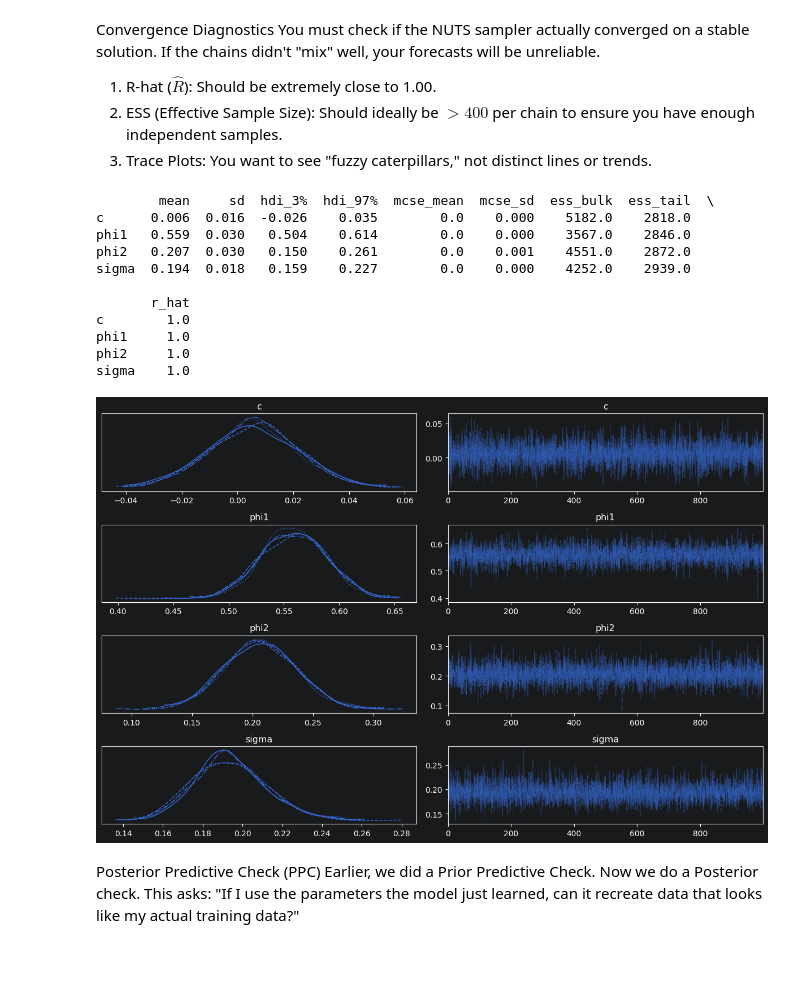
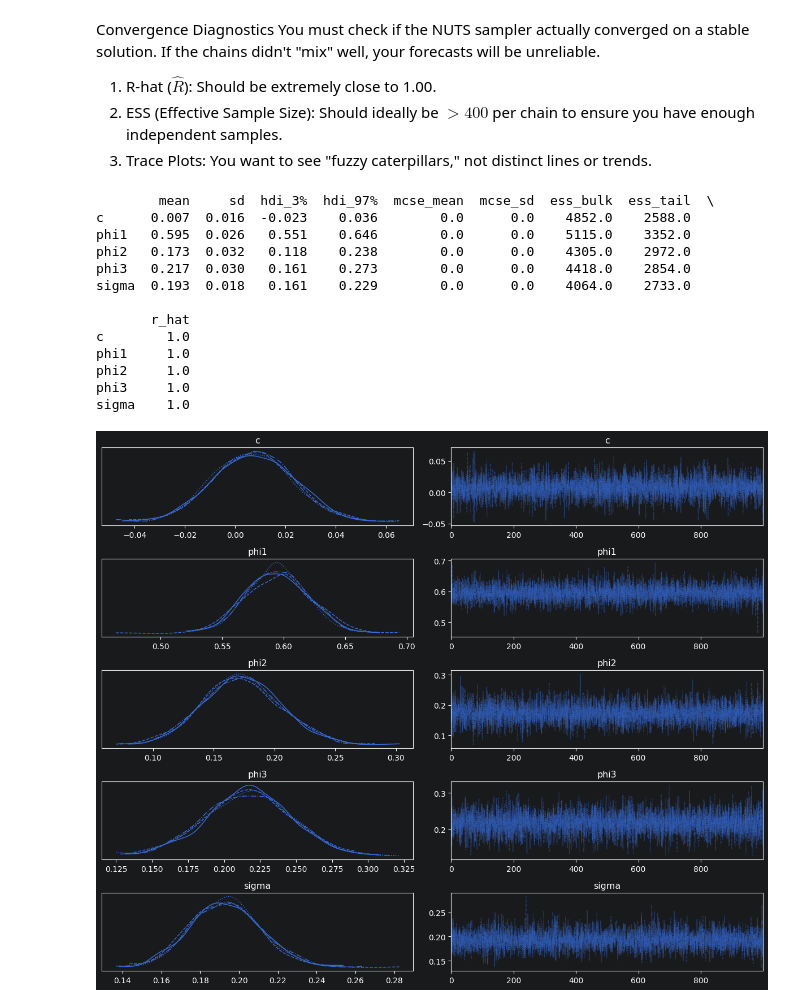
Before and after one commit to alessandro-macchi/bayesian_analysis, a Jupyter notebook: bayesian/arima-ar.ipynb, the cells around one changed output. Cells and saved outputs as stored; diff of their text form; code cells hidden in the pictures; blank space fills up the shorter version.

Commit message:
Update `arima-ar.ipynb`: Modify ARIMA order, enhance AR(3) model with improved diagnostics, and update execution timestamps

```diff
--- a/bayesian/arima-ar.ipynb
+++ b/bayesian/arima-ar.ipynb
@@ -167,6 +168,15 @@ WARNING (pytensor.configdefaults): g++ not detected!  PyTensor will be unable to
 y_train_ar = train_df[target_col]
 y_test_ar  = test_df[target_col]
 y_train_np = y_train_ar.values.astype(float)
+
+# Compute the values from ARIMA(3,0,0) for informed priors
+arima_300_model = fit_arima_model(
+    y=y_train_arima,
+    order=(3, 0, 0),
+    seasonal_order=(0, 0, 0, 0),
+    enforce_stationarity=False,
+    enforce_invertibility=False,
+)
 
 # Choose phi1 and phi2 with the PACF value at lag 1 (frequentist_original)
 pacf_vals = pacf(y_train_ar, nlags=3)
@@ -175,7 +185,7 @@ informed_phi2 = pacf_vals[2]
 informed_phi3 = pacf_vals[3]
 
 # Check the Standard Deviation of ARIMA and use it as sigma
-informed_sigma_scale = arima_201_model.resid.std()
+informed_sigma_scale = arima_300_model.resid.std()
 
 # Prior Predictive Check involves simulating data using only your priors, before looking at the actual observations.
 # use pm.sample_prior_predictive()
@@ -183,16 +193,17 @@ informed_sigma_scale = arima_201_model.resid.std()
 # Check the long-term trend for c
 informed_c_mean = y_train_ar.mean()
 
-# Extract the Standard Error for the AR.L1 coefficient
 # This represents the Frequentist uncertainty about phis
-informed_phi1_sigma = arima_201_model.bse["ar.L1"]
-informed_phi2_sigma = arima_201_model.bse["ar.L2"]
+informed_phi1_sigma = arima_300_model.bse["ar.L1"]
+informed_phi2_sigma = arima_300_model.bse["ar.L2"]
+informed_phi3_sigma = arima_300_model.bse["ar.L3"]
 
 print(f"Informed c (mean): {informed_c_mean:.4f}")
 print(f"Informed phi1 (mu): {informed_phi1:.4f}, phi2 (mu): {informed_phi2:.4f}")
 print(f"Informed sigma (scale): {informed_sigma_scale:.4f}")
 print(f"Informed phi1 sigma (uncertainty): {informed_phi1_sigma:.4f}")
 print(f"Informed phi2 sigma (uncertainty): {informed_phi2_sigma:.4f}")
+print(f"Informed phi3 sigma (uncertainty): {informed_phi3_sigma:.4f}")
 # %% [output]
 Informed c (mean): -0.2076
 Informed phi1 (mu): 0.6856, phi2 (mu): 0.3044
@@ -202,10 +214,10 @@ Informed phi2 sigma (uncertainty): 0.0357
 # %%
-with pm.Model() as informed_ar2_model:
+with pm.Model() as informed_ar3_model:
     # --- Informed Priors ---
     c     = pm.Normal("c",     mu=informed_c_mean,   sigma=0.5)
     phi1  = pm.Normal("phi1",  mu=informed_phi1,     sigma=informed_phi1_sigma)
     phi2  = pm.Normal("phi2",  mu=informed_phi2,     sigma=informed_phi2_sigma)
-    phi3  = pm.Normal("phi3",  mu=informed_phi3,     sigma=informed_phi2_sigma)
+    phi3  = pm.Normal("phi3",  mu=informed_phi3,     sigma=informed_phi3_sigma)
     sigma = pm.HalfNormal("sigma", sigma=informed_sigma_scale)
 
     # Degrees of freedom (nu) for tail behavior
@@ -238,7 +250,7 @@ Sampling: [c, nu, obs, phi1, phi2, phi3, sigma]
 # %% [markdown]
 now we implement the MCMC
 # %%
-with informed_ar2_model:
+with informed_ar3_model:
     # We use NUTS sampling to explore the posterior distribution
     idata_informed = pm.sample(
         draws=1000,
@@ -273,26 +285,25 @@ You must check if the NUTS sampler actually converged on a stable solution. If t
 3. Trace Plots: You want to see "fuzzy caterpillars," not distinct lines or trends.
 # %%
 # Check the numbers
-print(az.summary(idata_informed, var_names=["c", "phi1", "phi2", "sigma"]))
+print(az.summary(idata_informed, var_names=["c", "phi1", "phi2", "phi3", "sigma"]))
 
 # Check the visuals
-az.plot_trace(idata_informed, var_names=["c", "phi1", "phi2", "sigma"])
+az.plot_trace(idata_informed, var_names=["c", "phi1", "phi2", "phi3", "sigma"])
 plt.tight_layout()
 plt.show()
 # %% [output]
         mean     sd  hdi_3%  hdi_97%  mcse_mean  mcse_sd  ess_bulk  ess_tail  \
-c      0.006  0.016  -0.026    0.035        0.0    0.000    5182.0    2818.0
-phi1   0.559  0.030   0.504    0.614        0.0    0.000    3567.0    2846.0
-phi2   0.207  0.030   0.150    0.261        0.0    0.001    4551.0    2872.0
-sigma  0.194  0.018   0.159    0.227        0.0    0.000    4252.0    2939.0
+c      0.007  0.016  -0.023    0.036        0.0      0.0    4852.0    2588.0
+phi1   0.595  0.026   0.551    0.646        0.0      0.0    5115.0    3352.0
+phi2   0.173  0.032   0.118    0.238        0.0      0.0    4305.0    2972.0
+phi3   0.217  0.030   0.161    0.273        0.0      0.0    4418.0    2854.0
+sigma  0.193  0.018   0.161    0.229        0.0      0.0    4064.0    2733.0
 
        r_hat
 c        1.0
 phi1     1.0
 phi2     1.0
+phi3     1.0
 sigma    1.0
-[figure, old version]
+[figure, new version]
-# %% [markdown]
-Posterior Predictive Check (PPC)
-Earlier, we did a Prior Predictive Check. Now we do a Posterior check. This asks: "If I use the parameters the model just learned, can it recreate data that looks like my actual training data?"
 # %%
```
Also changed, not shown: parts of 19 cells of this notebook.
